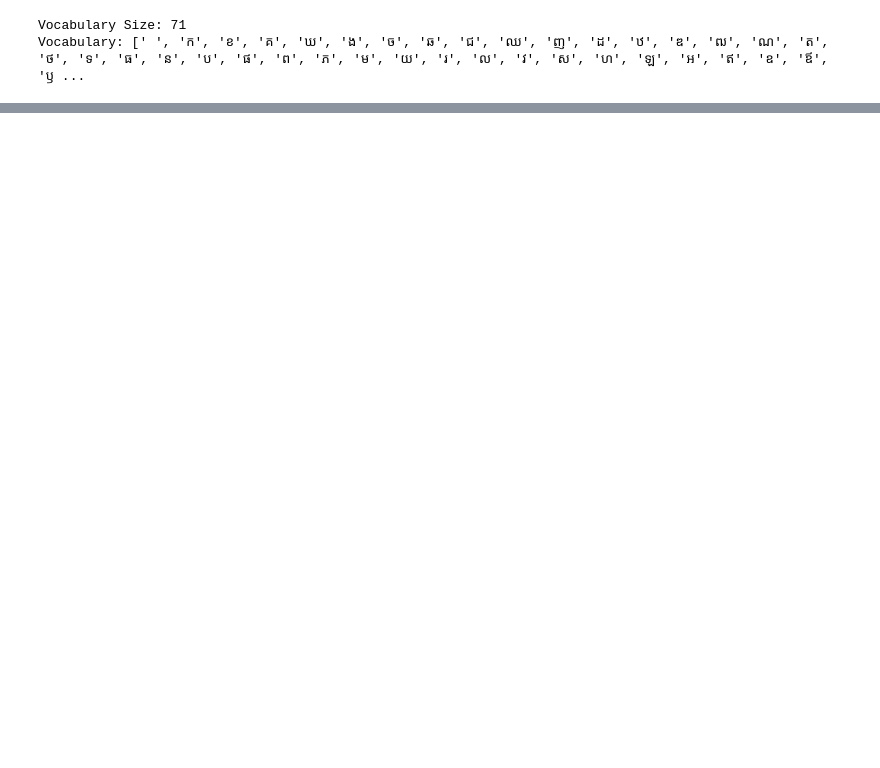
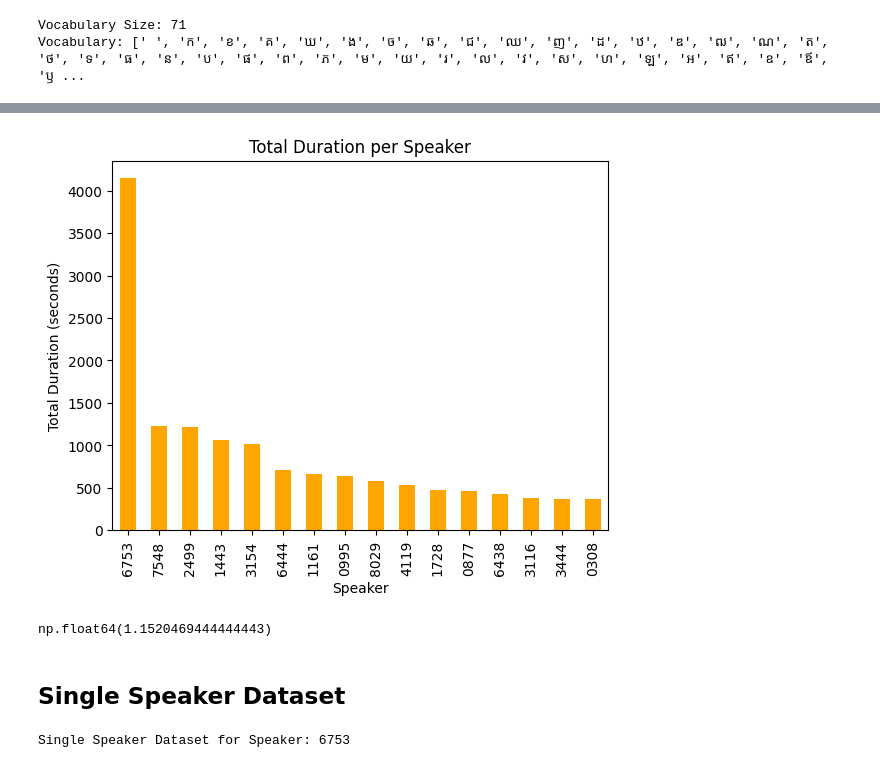
Before and after one commit to maohieng/Tacotron2-Khmer, a Jupyter notebook: data_preprocessing/dataset2.ipynb, the cells around one changed output, grey strips where cells are left out. Cells and saved outputs as stored; diff of their text form; code cells hidden in the pictures; blank space fills up the shorter version.

Commit message:
Support Apple's Silicon Chip + more data analysis

```diff
--- a/data_preprocessing/dataset2.ipynb
+++ b/data_preprocessing/dataset2.ipynb
@@ -99,0 +161,5 @@ Vocabulary: [' ', 'ក', 'ខ', 'គ', 'ឃ', 'ង', 'ច', 'ឆ', 'ជ', 'ឈ',
+# %%
+# Calculate total duration of a speaker
+total_duration_per_speaker = metadata.groupby('speaker')['duration'].sum().sort_values(ascending=False)
+print("Total Duration per Speaker (in seconds):")
+print(total_duration_per_speaker)
@@ -99,0 +186,23 @@ Vocabulary: [' ', 'ក', 'ខ', 'គ', 'ឃ', 'ង', 'ច', 'ឆ', 'ជ', 'ឈ',
+# %%
+# Plot the total duration per speaker
+total_duration_per_speaker.plot(kind='bar', color='orange')
+plt.title("Total Duration per Speaker")
+plt.xlabel("Speaker")
+plt.ylabel("Total Duration (seconds)")
+plt.show()
+# %% [output]
+[figure, added]
+# %%
+# Take the speaker with the maximum total duration to calculate in hours
+total_duration_per_speaker.max() / 3600  # convert seconds to hours
+# %% [output]
+np.float64(1.1520469444444443)
+# %% [markdown]
+## Single Speaker Dataset
+# %%
+# Create a pandas DataFrame for a single speaker dataset that has the maximum total duration
+top_speaker = total_duration_per_speaker.idxmax()
+single_speaker_metadata = metadata[metadata['speaker'] == top_speaker].reset_index(drop=True)
+print(f"Single Speaker Dataset for Speaker: {top_speaker}")
+# %% [output]
+Single Speaker Dataset for Speaker: 6753
```
Also changed, not shown: parts of 17 cells of this notebook, 3 other files.
